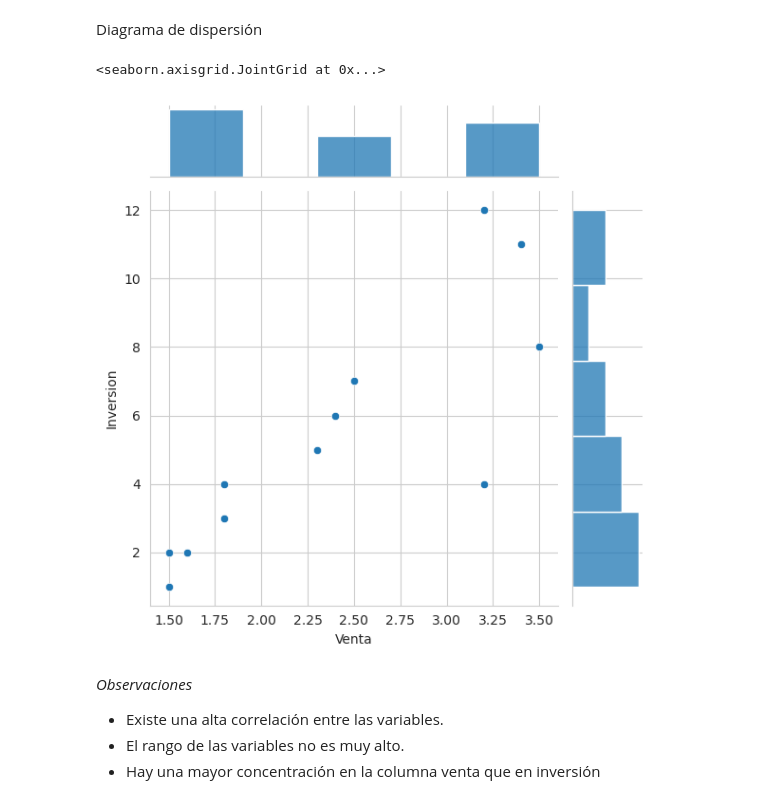
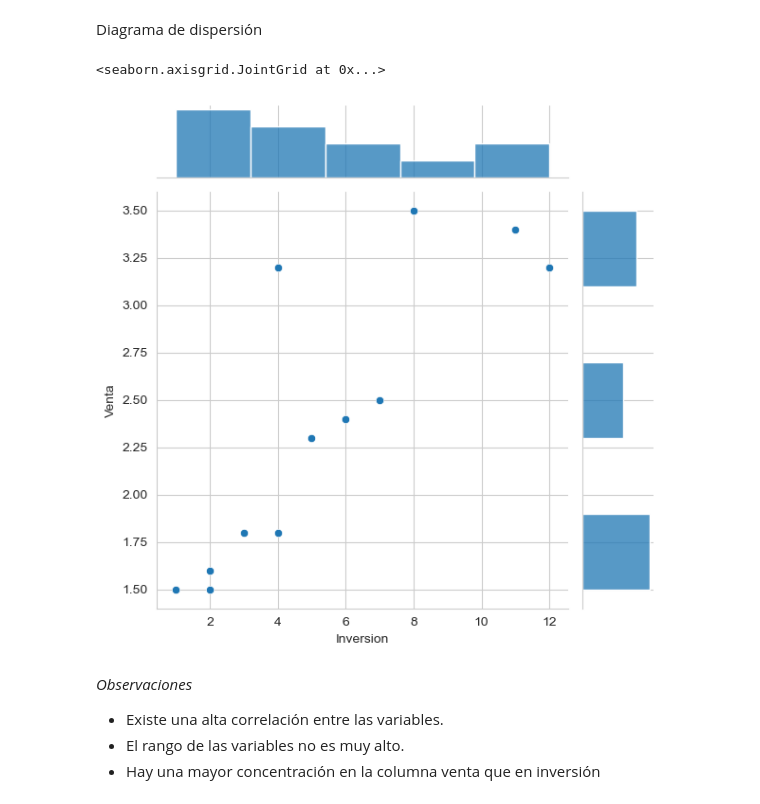
Before and after one commit to Anonymate054/MCD-Econometrics, a Jupyter notebook: notebooks/homeworks/0.0-leng-HW01.ipynb, the cells around one changed output. Drawn from its saved outputs; the diff is of its cells as text; code cells hidden in the pictures.

```diff
--- a/notebooks/homeworks/0.0-leng-HW01.ipynb
+++ b/notebooks/homeworks/0.0-leng-HW01.ipynb
@@ -317,11 +317,11 @@ Diagrama de dispersión
 # %%
 import matplotlib.pyplot as plt
 import seaborn as sns
 
-sns.jointplot(data=df2, x="Venta", y="Inversion")
+sns.jointplot(data=df2, x="Inversion", y="Venta")
 # %% [output]
 <seaborn.axisgrid.JointGrid at 0x...>
-[figure, old version]
+[figure, new version]
 # %% [markdown]
 *Observaciones*
 
```
Also changed, not shown: parts of 23 cells of this notebook, 6 other files.
